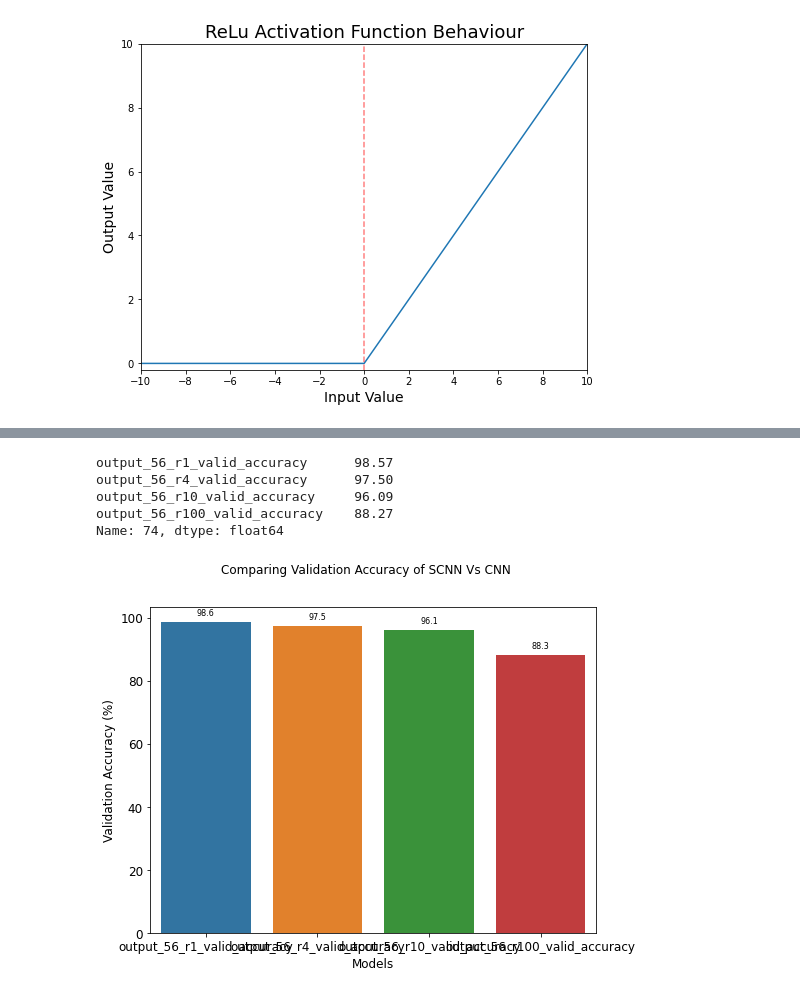
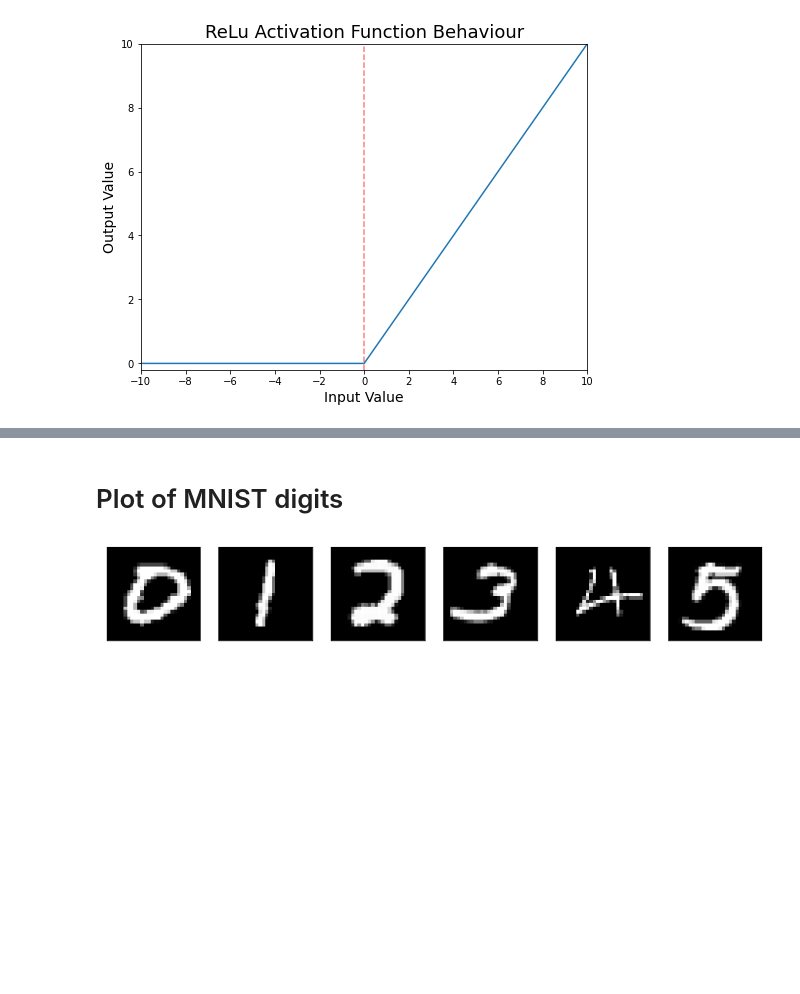
Before and after one commit to Wyndegarde/Masters-Project, a Jupyter notebook: All Plots.ipynb, the cells around one changed output, grey strips where cells are left out. Saved outputs shown, nothing was run; the diff lists cells and outputs as text; code cells hidden in the pictures; blank space fills up the shorter version.

```diff
--- a/All Plots.ipynb
+++ b/All Plots.ipynb
@@ -405,26 +447,19 @@ ann_56_valid_accuracy = ann_df.iloc[[-1],[0,1,2,3]]
-# %%
-ann_56_valid_accuracy.iloc[0]
-# %% [output]
-output_56_r1_valid_accuracy      98.57
-output_56_r4_valid_accuracy      97.50
-output_56_r10_valid_accuracy     96.09
-output_56_r100_valid_accuracy    88.27
-Name: 74, dtype: float64
-# %%
-plt.figure(figsize=(8, 6))
-splot = sns.barplot(x=ann_56_valid_accuracy.columns, y=ann_56_valid_accuracy.iloc[0])
-for p in splot.patches:
-    splot.annotate(format(p.get_height(), '.1f'),
-                   (p.get_x() + p.get_width() / 2., p.get_height()),
-                   ha = 'center', va = 'center',
-                   xytext = (0, 9),
-                   textcoords = 'offset points',fontsize = 8)
-plt.xlabel('Models',fontsize = 12)
-plt.ylabel('Validation Accuracy (%)',fontsize = 12)
-#plt.title('Same network architecture and shared params.\nx% indicates percentage of training data used',fontsize=16)
-plt.tick_params(axis='both', which='major', labelsize=12)
-plt.suptitle('Comparing Validation Accuracy of SCNN Vs CNN',fontsize=12)
-
-plt.show()
-# %% [output]
-[figure, removed]
+# %% [markdown]
+# Plot of MNIST digits
+# %%
+fig, axs = plt.subplots(1, 6, figsize=(12, 8))
+axs[0].imshow(im28[11].permute(1, 2, 0), cmap = 'gray')
+axs[1].imshow(im28[6].permute(1, 2, 0), cmap = 'gray')
+axs[2].imshow(im28[5].permute(1, 2, 0), cmap = 'gray')
+axs[3].imshow(im28[20].permute(1, 2, 0), cmap = 'gray')
+axs[4].imshow(im28[4].permute(1, 2, 0), cmap = 'gray')
+axs[5].imshow(im28[19].permute(1, 2, 0), cmap = 'gray')
+
+
+for i in range(6):
+    axs[i].set_xticks([])
+    axs[i].set_yticks([])
+
+plt.show()
+# %% [output]
+[figure, added]
```
Also changed, not shown: parts of 11 cells of this notebook.
